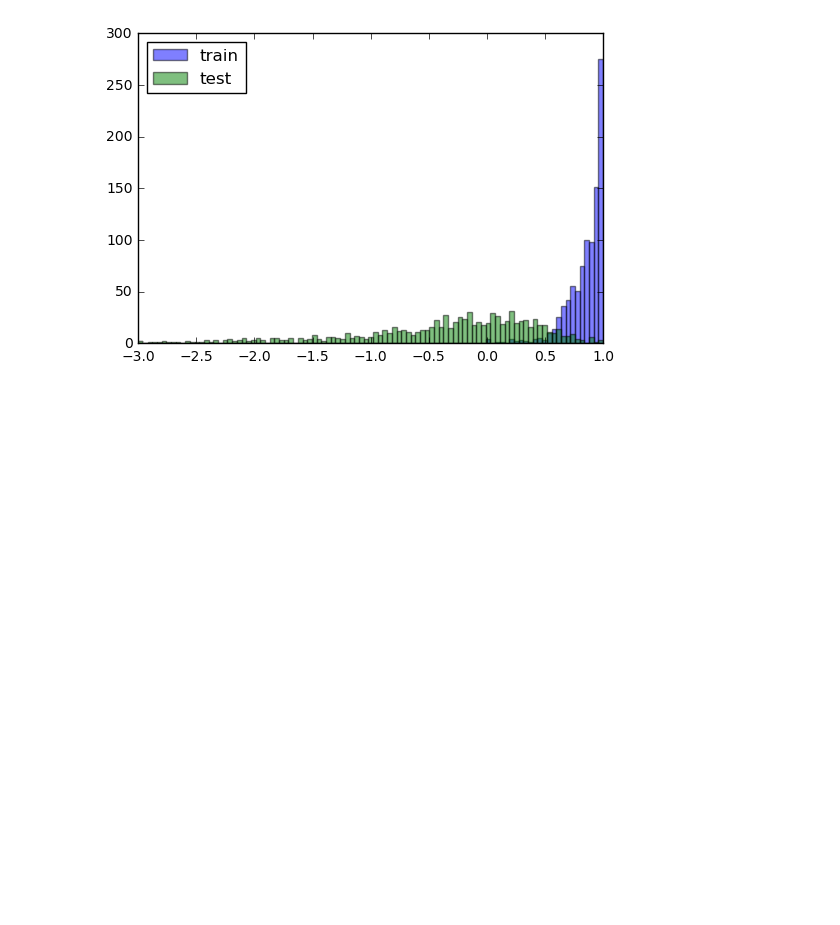
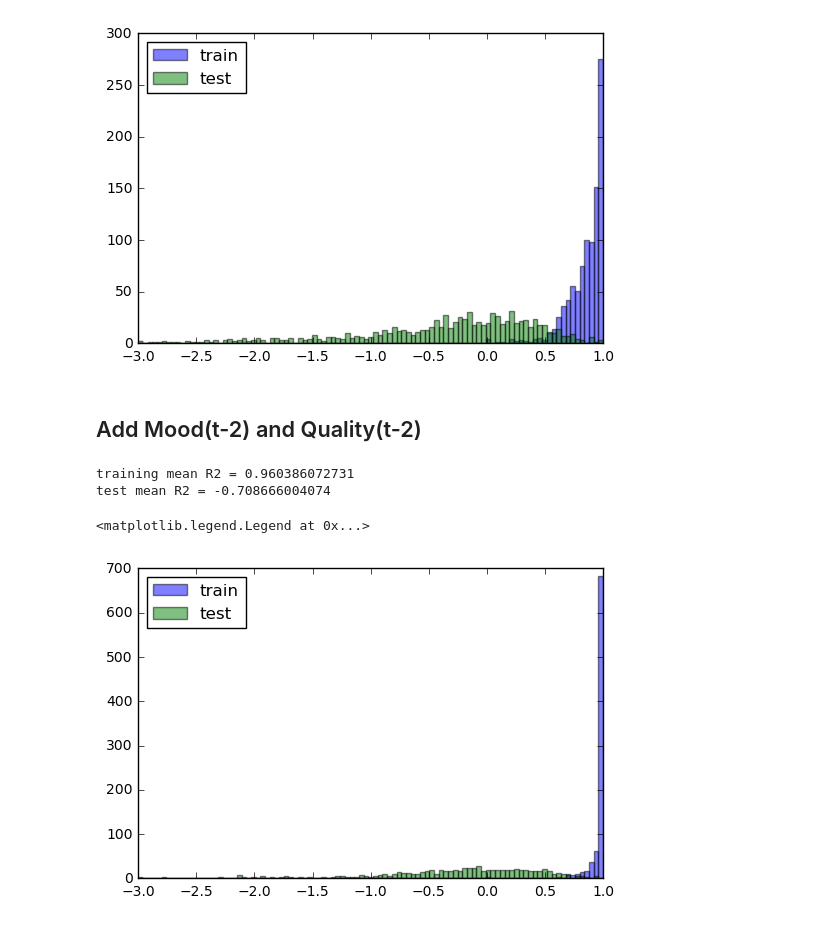
Before and after one commit to striantafillou/causality, a Jupyter notebook: run_xgboost.ipynb, the cells around one changed output. Saved outputs shown, nothing was run; the diff lists cells and outputs as text; code cells hidden in the pictures; blank space fills up the shorter version.

```diff
--- a/run_xgboost.ipynb
+++ b/run_xgboost.ipynb
@@ -7,7 +7,8 @@ import pickle
 # params
 n_fold = 5
 # xvars = ['quality','dow', 'act_prev','daytype','stress_prev','energy_prev','focus_prev','mood_prev','quality_prev','mood_prev2','quality_prev2','mood_prev3','quality_prev3']
-xvars = ['quality','quality_prev','mood_prev']
+# xvars = ['quality','quality_prev','mood_prev','quality_prev2','mood_prev2']
+xvars = ['quality','quality_prev','mood_prev','quality_prev2','mood_prev2','act_prev','stress_prev','daytype']
 yvars = ['mood']
 
 # read data
@@ -66,9 +67,9 @@ for i in range(len(data)):
             r2_row_test[0,j] = np.nan
             continue
 
-        gbm = xgb.XGBRegressor(max_depth=4, learning_rate=0.05, n_estimators=200, silent=True, objective='reg:linear', nthread=-1,\
-                         gamma=0, min_child_weight=1, max_delta_step=0, subsample=1, colsample_bytree=1, colsample_bylevel=1,\
-                         reg_alpha=0, reg_lambda=1, scale_pos_weight=1, base_score=0.5, seed=0, missing=None)
+        gbm = xgb.XGBRegressor(max_depth=3, learning_rate=0.05, n_estimators=200, silent=True, objective='reg:linear', nthread=-1,\
+                         gamma=0, min_child_weight=1, max_delta_step=0, subsample=0.25, colsample_bytree=0.25, colsample_bylevel=1,\
+                         reg_alpha=0.7, reg_lambda=1, scale_pos_weight=1, base_score=0.5, seed=0, missing=None)
 
         gbm.fit(xtrain, ytrain, eval_set=[(xtrain,ytrain),(xtest, ytest)], eval_metric='rmse', verbose=False)
 
@@ -139,3 +145,21 @@ training mean R2 = 0.851012876406
 test mean R2 = -0.606042365809
 <matplotlib.legend.Legend at 0x...>
 [figure]
+# %% [markdown]
+## Add Mood(t-2) and Quality(t-2)
+# %%
+import matplotlib.pyplot as plt
+%matplotlib inline
+
+print 'training mean R2 = {}'.format(np.nanmean(r2_train))
+print 'test mean R2 = {}'.format(np.nanmean(r2_test))
+
+bins = np.linspace(-3, 1, 100)
+plt.hist(r2_train.flatten()[~np.isnan(r2_train.flatten())], bins, alpha=0.5, label='train');
+plt.hist(r2_test.flatten()[~np.isnan(r2_test.flatten())], bins, alpha=0.5, label='test');
+plt.legend(loc='upper left')
+# %% [output]
+training mean R2 = 0.960386072731
+test mean R2 = -0.708666004074
+<matplotlib.legend.Legend at 0x...>
+[figure, added]
```
Also changed, not shown: parts of 11 cells of this notebook, 5 other files.
